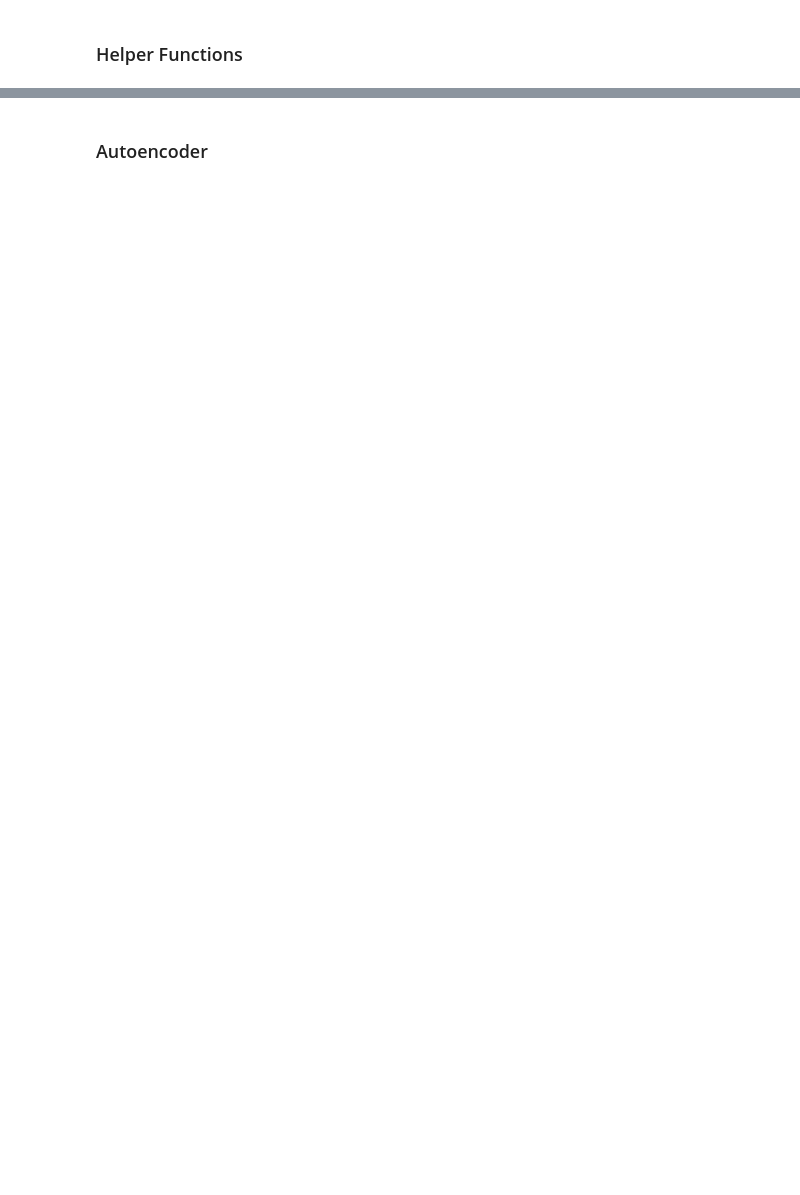
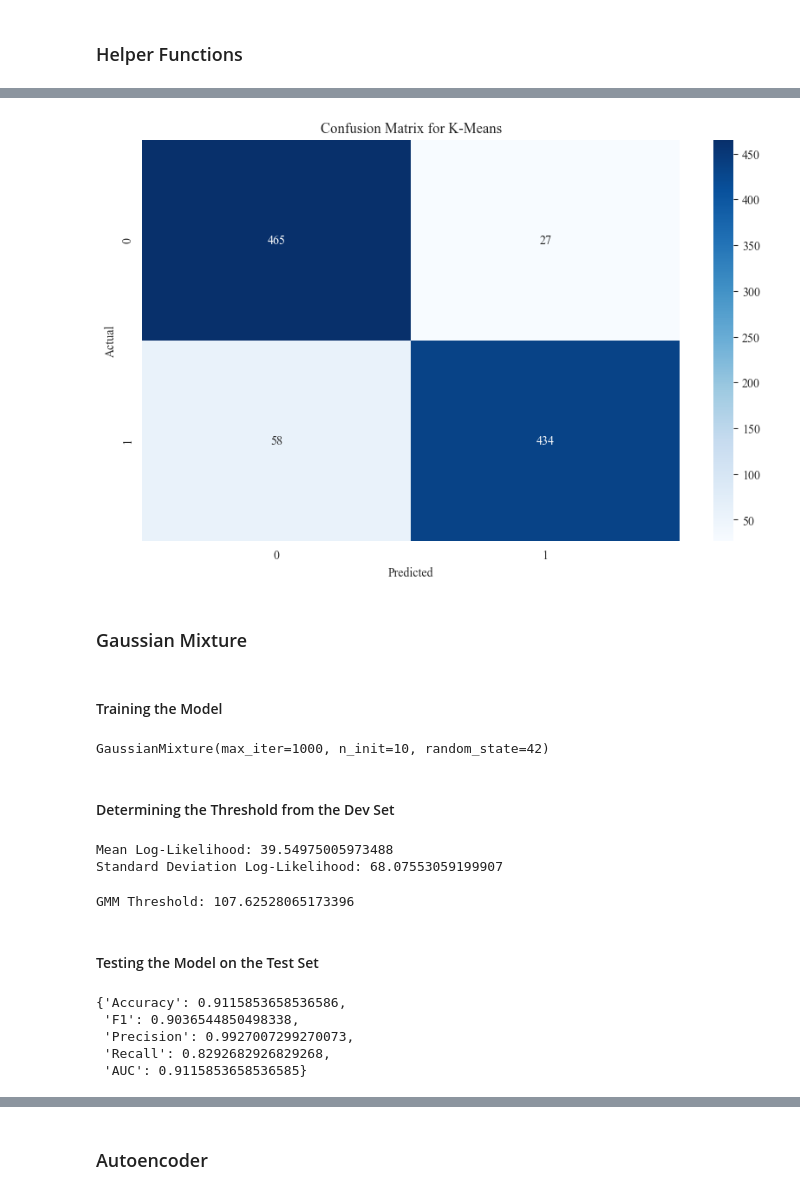
Before and after one commit to dennisjooo/Credit-Fraud-Detector, a Jupyter notebook: fraud.ipynb, the cells around one changed output, grey strips where cells are left out. Drawn from its saved outputs; the diff is of its cells as text; code cells hidden in the pictures; blank space fills up the shorter version.

```diff
--- a/fraud.ipynb
+++ b/fraud.ipynb
@@ -230,0 +318,3 @@ def classifier_metrics(label, prediction):
+# %%
+# Getting the distances of the dev set from the clusters
+km_distance = kmeans.transform(X_dev).reshape(-1)
@@ -230,0 +367,19 @@ def classifier_metrics(label, prediction):
+# %%
+# Plotting the confusion matrix
+plot_confusion_matrix(y_test, km_pred_test , title="K-Means")
+# %% [output]
+[figure, added]
+# %% [markdown]
+### Gaussian Mixture
+# %% [markdown]
+#### Training the Model
+# %%
+# Creating the Gaussian Mixture model
+gmm = GaussianMixture(n_components=1, random_state=42, n_init=10, max_iter=1000)
+
+# Fitting the model
+gmm.fit(X_train)
+# %% [output]
+GaussianMixture(max_iter=1000, n_init=10, random_state=42)
+# %% [markdown]
+#### Determining the Threshold from the Dev Set
@@ -230,0 +389,16 @@ def classifier_metrics(label, prediction):
+# %%
+# Getting the mean and standard deviation of the Log-Likelihoods
+gmm_mean, gmm_std = check_mean_std(gmm_density, "Log-Likelihood")
+# %% [output]
+Mean Log-Likelihood: 39.54975005973488
+Standard Deviation Log-Likelihood: 68.07553059199907
+# %%
+# Setting the GMM threshold
+gmm_threshold = gmm_mean + gmm_std
+
+# Displaying the threshold
+print("GMM Threshold: {}".format(gmm_threshold))
+# %% [output]
+GMM Threshold: 107.62528065173396
+# %% [markdown]
+#### Testing the Model on the Test Set
@@ -230,0 +411,9 @@ def classifier_metrics(label, prediction):
+# %%
+# Evaluating the model
+classifier_metrics(y_test, gmm_pred_test)
+# %% [output]
+{'Accuracy': 0.9115853658536586,
+ 'F1': 0.9036544850498338,
+ 'Precision': 0.9927007299270073,
+ 'Recall': 0.8292682926829268,
+ 'AUC': 0.9115853658536585}
```
Also changed, not shown: parts of 75 cells of this notebook, 1 other file.
